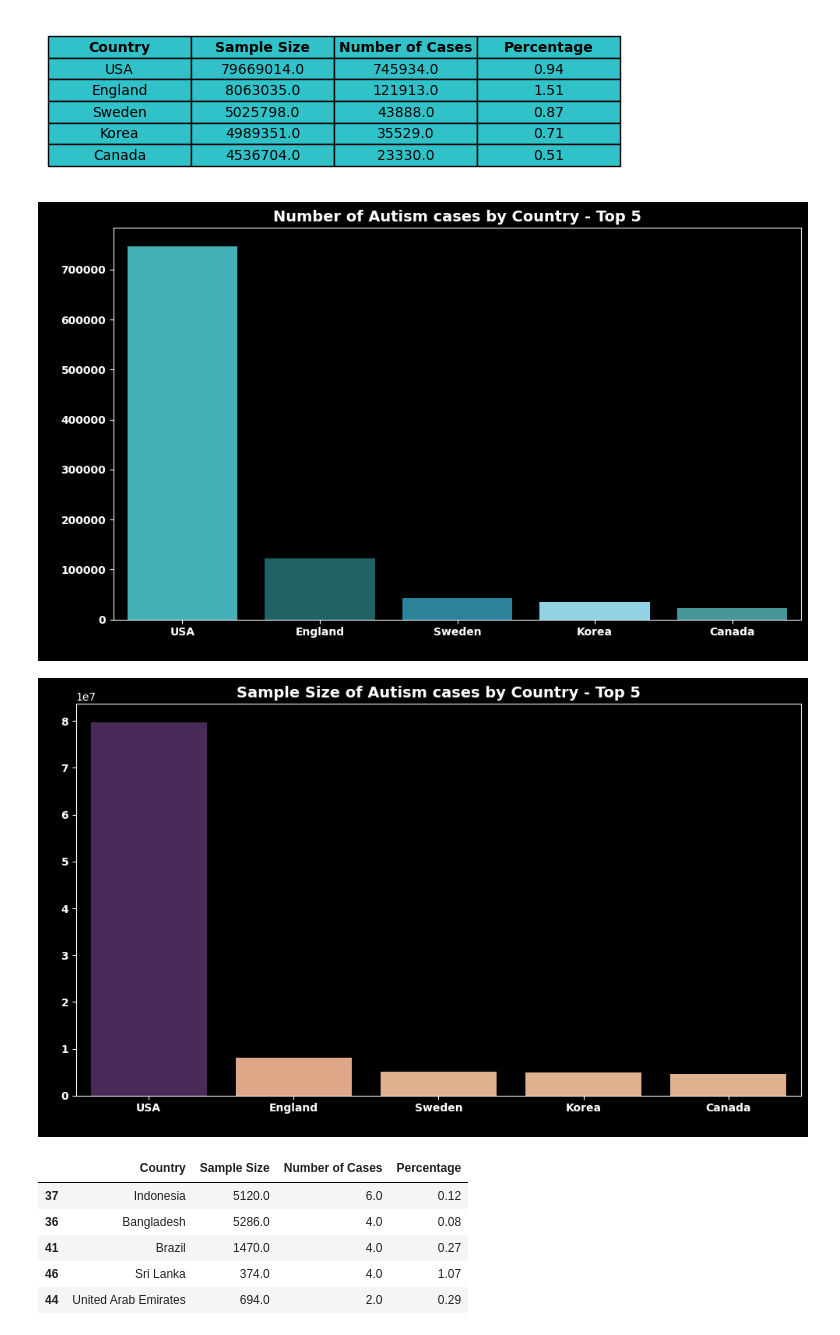
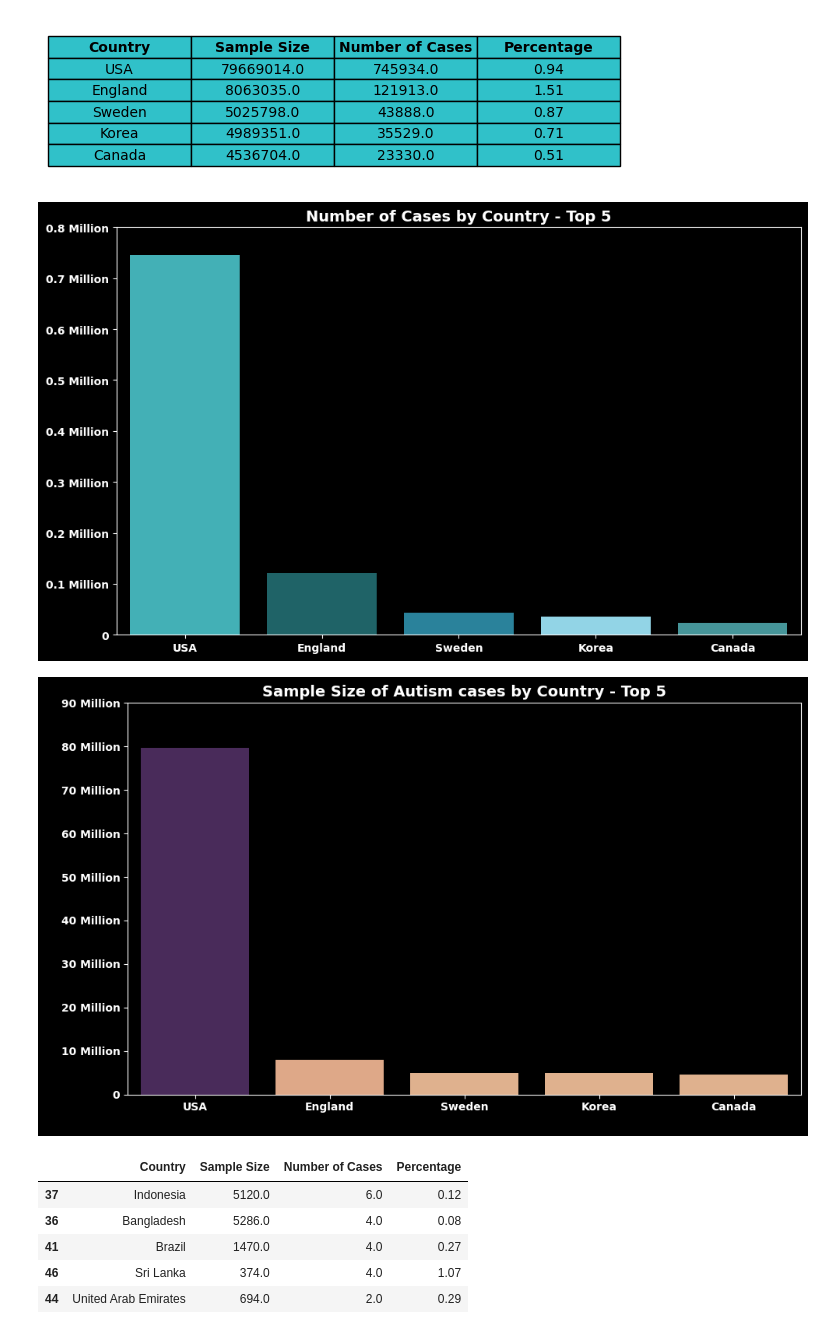
Before and after one commit to janvimehendale/capstone, a Jupyter notebook: notebooks/autism_prevalence_world.ipynb, the cells around one changed output. Drawn from its saved outputs; the diff is of its cells as text; code cells hidden in the pictures.

```diff
--- a/notebooks/autism_prevalence_world.ipynb
+++ b/notebooks/autism_prevalence_world.ipynb
@@ -119,6 +119,20 @@ plt.show()
 # %% [output]
 [figure]
 # %%
+# Convert numerical values to words
+def number_to_words(n):
+    n = float(n)
+
+    if n < 1000:
+        return str(int(n))
+
+   ## elif n < 1_000_000:
+     #   return f"{int(n/1000)} Thousand"
+
+    elif n < 1_000_000_000:
+        return f"{n/1_000_000:.1f} Million"
+
+
 # Create bar chart
 plt.figure(figsize=(10, 6), facecolor="black")
 
@@ -133,7 +147,7 @@ sns.barplot(
     palette = color, hue = "Country",legend=False
 )
 
-plt.title('Number of Autism cases by Country - Top 5',
+plt.title('Number of Cases by Country - Top 5',
           fontsize=14, fontweight='bold', color="white")
 #plt.xlabel('Country', fontweight='bold', color="white")
 #plt.ylabel('Number of Cases', fontweight='bold', color="white")
@@ -150,6 +164,23 @@ ax = plt.gca()
 ax.tick_params(axis='x', colors='white', labelsize=10)
 ax.tick_params(axis='y', colors='white', labelsize=10)
 
+# Remove axis labels
+ax.set_xlabel("")
+ax.set_ylabel("")
+
+# Convert y-axis numbers to text
+yticks = ax.get_yticks()
+
+# 1. Fix the tick positions
+ax.set_yticks(yticks)
+
+# 2. Apply custom text labels
+ax.set_yticklabels([number_to_words(t) for t in yticks],
+                   color="white", fontsize=10)
+
+yticks = ax.get_yticks()
+ax.set_yticklabels([number_to_words(t) for t in yticks], color="white", fontsize=10)
+
 # Force-set tick label text objects (sometimes needed in dark themes)
 for tick in ax.get_xticklabels():
     tick.set_color("white")
@@ -159,6 +190,7 @@ for tick in ax.get_yticklabels():
     tick.set_color("white")
     tick.set_fontweight("bold")
 
+
 # Spines
 for spine in ax.spines.values():
     spine.set_color("white")
@@ -167,8 +199,22 @@ plt.tight_layout()
 plt.savefig("cases_by_country_top5", dpi=300, bbox_inches="tight", transparent=True)
 plt.show()
 # %% [output]
-[figure, old version]
+[figure, new version]
 # %%
+# Convert numerical values to words
+def number_to_words(n):
+    n = float(n)
+
+    if n < 1000:
+        return str(int(n))
+
+    elif n < 1_000_000:
+        return f"{int(n/1000)} Thousand"
+
+    elif n < 1_000_000_000:
+        return f"{int(n/1_000_000)} Million"
+
+
 # Create bar chart
 plt.figure(figsize=(10, 6), facecolor="black")
 
@@ -186,34 +232,43 @@ plt.title('Sample Size of Autism cases by Country - Top 5',
 #plt.ylabel('Number of Cases', fontweight='bold', color="white")
 
 # Make axes, ticks, and spines white
 ax = plt.gca()
 ax.set_facecolor("black")
 ax = plt.gca()
 #ax.xaxis.label.set_color("white")
 #ax.yaxis.label.set_color("white")
 
 # Tick labels (x and y)
 ax.tick_params(axis='x', colors='white', labelsize=10)
 ax.tick_params(axis='y', colors='white', labelsize=10)
 
+# Convert y-axis numbers to text
+yticks = ax.get_yticks()
+
+# Fix the tick positions
+ax.set_yticks(yticks)
+
+# Apply custom text labels
+ax.set_yticklabels([number_to_words(t) for t in yticks], color="white", fontsize=10)
+
 # Force-set tick label text objects (sometimes needed in dark themes)
 for tick in ax.get_xticklabels():
     tick.set_color("white")
     tick.set_fontweight("bold")
 
 for tick in ax.get_yticklabels():
     tick.set_color("white")
     tick.set_fontweight("bold")
 
 # Spines
 for spine in ax.spines.values():
     spine.set_color("white")
 
 plt.tight_layout()
 plt.savefig("samplesize_by_country_top5", dpi=300, bbox_inches="tight", transparent=True)
 plt.show()
 # %% [output]
-[figure, old version]
+[figure, new version]
 # %%
 asd_world_count_sample_percentage_bottom_5 = asd_world_count_sample_percentage.tail(7).dropna()
 asd_world_count_sample_percentage_bottom_5
```
Also changed, not shown: parts of 2 cells of this notebook, 4 other files.
